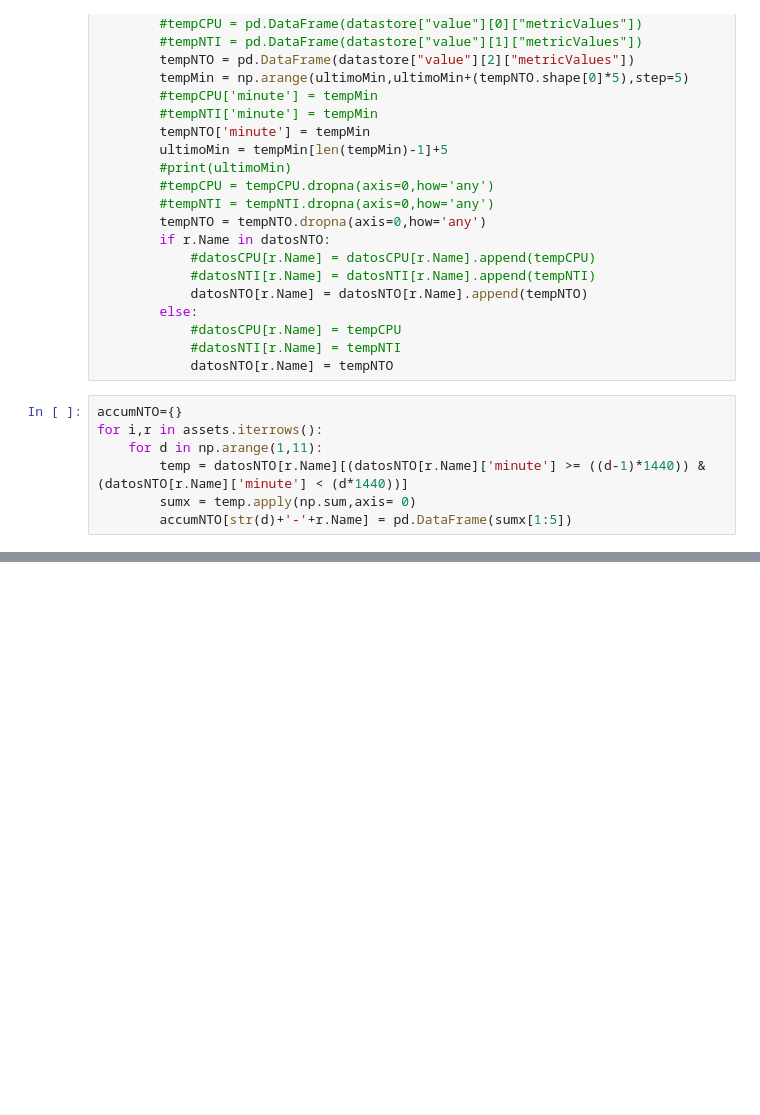
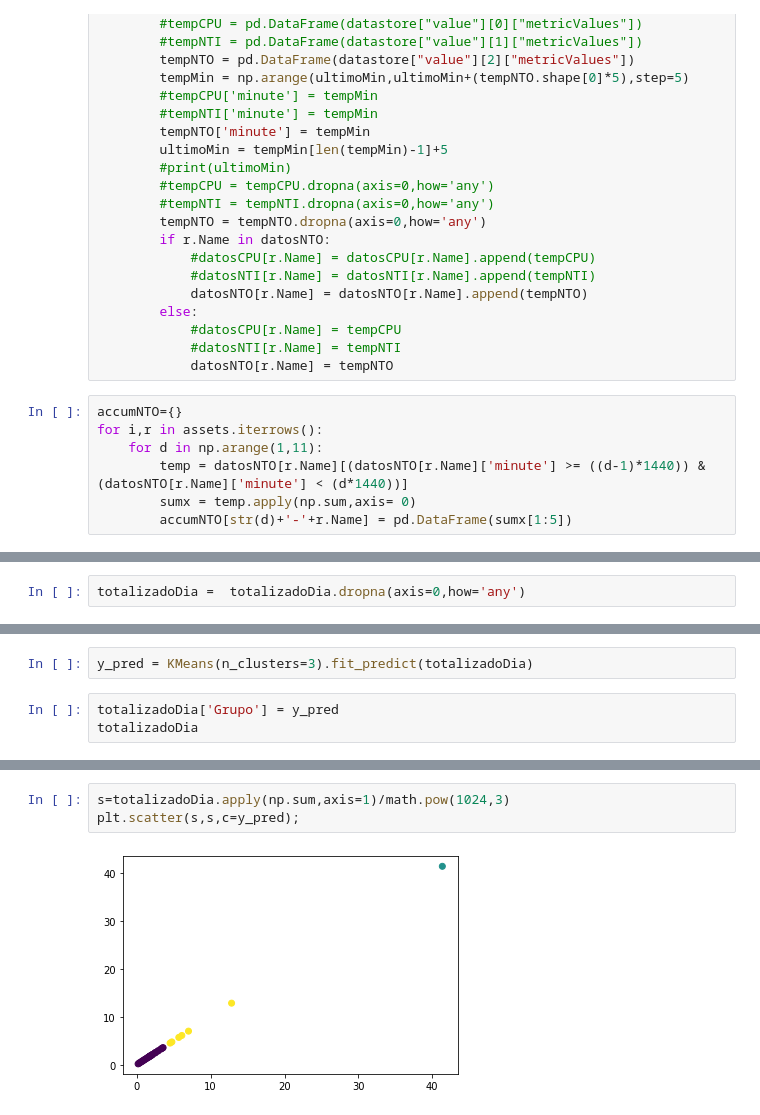
Before and after one commit to JuanLombana/MachineLearning, a Jupyter notebook: CloudLocation/Acumulados.ipynb, the cells around one changed output, grey strips where cells are left out. Saved outputs shown, nothing was run; the diff lists cells and outputs as text; blank space fills up the shorter version.

Commit message:
Definición de clusters

```diff
--- a/CloudLocation/Acumulados.ipynb
+++ b/CloudLocation/Acumulados.ipynb
@@ -82,0 +120,2 @@ for r in np.arange(0,10):
+# %%
+totalizadoDia =  totalizadoDia.dropna(axis=0,how='any')
@@ -82,0 +124,5 @@ for r in np.arange(0,10):
+# %%
+y_pred = KMeans(n_clusters=3).fit_predict(totalizadoDia)
+# %%
+totalizadoDia['Grupo'] = y_pred
+totalizadoDia
@@ -82,0 +147,5 @@ for r in np.arange(0,10):
+# %%
+s=totalizadoDia.apply(np.sum,axis=1)/math.pow(1024,3)
+plt.scatter(s,s,c=y_pred);
+# %% [output]
+[figure, added]
```
Also changed, not shown: parts of 11 cells of this notebook, 1 other file.
